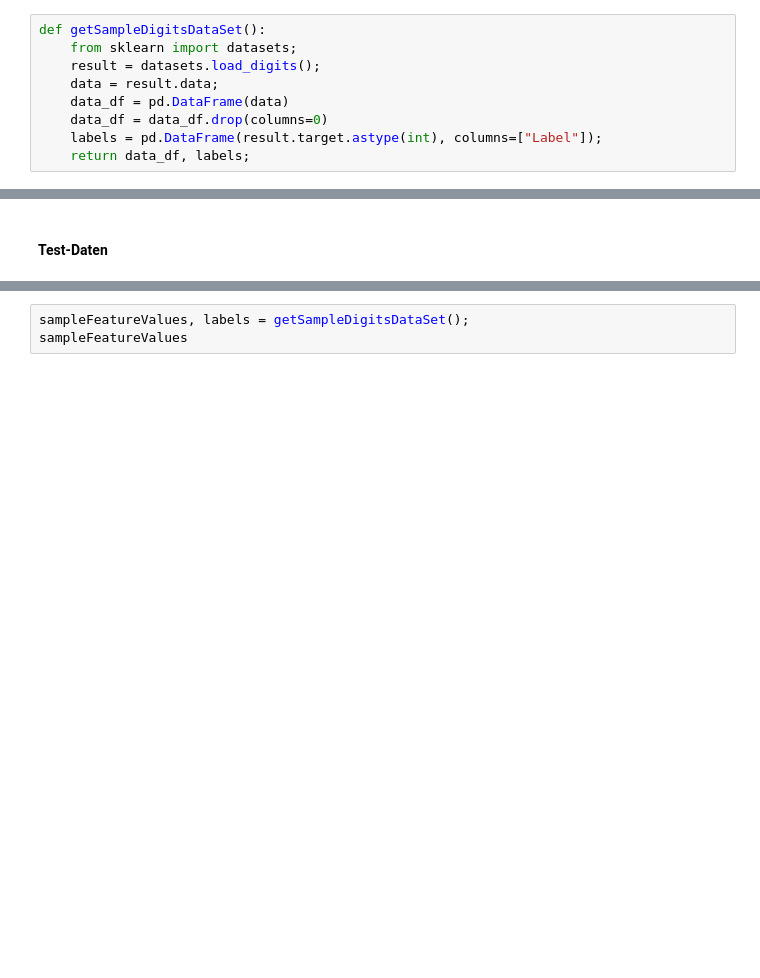
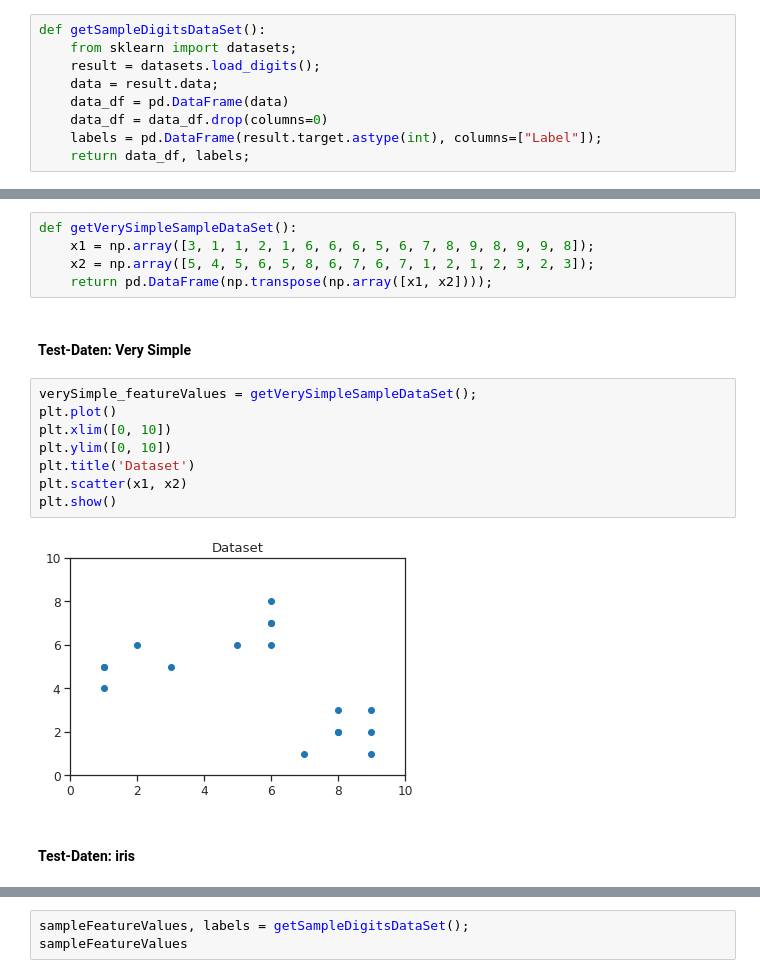
Before and after one commit to mgsgde/ethcluster, a Jupyter notebook: main.ipynb, the cells around one changed output, grey strips where cells are left out. Cells and saved outputs as stored; diff of their text form; blank space fills up the shorter version.

```diff
--- a/main.ipynb
+++ b/main.ipynb
@@ -57,2 +66,19 @@ def getSampleDigitsDataSet():
+# %%
+def getVerySimpleSampleDataSet():
+    x1 = np.array([3, 1, 1, 2, 1, 6, 6, 6, 5, 6, 7, 8, 9, 8, 9, 9, 8]);
+    x2 = np.array([5, 4, 5, 6, 5, 8, 6, 7, 6, 7, 1, 2, 1, 2, 3, 2, 3]);
+    return pd.DataFrame(np.transpose(np.array([x1, x2])));
+# %% [markdown]
+#### Test-Daten: Very Simple
+# %%
+verySimple_featureValues = getVerySimpleSampleDataSet();
+plt.plot()
+plt.xlim([0, 10])
+plt.ylim([0, 10])
+plt.title('Dataset')
+plt.scatter(x1, x2)
+plt.show()
+# %% [output]
+[figure, added]
 # %% [markdown]
-#### Test-Daten
+#### Test-Daten: iris
```
Also changed, not shown: parts of 55 cells of this notebook.
